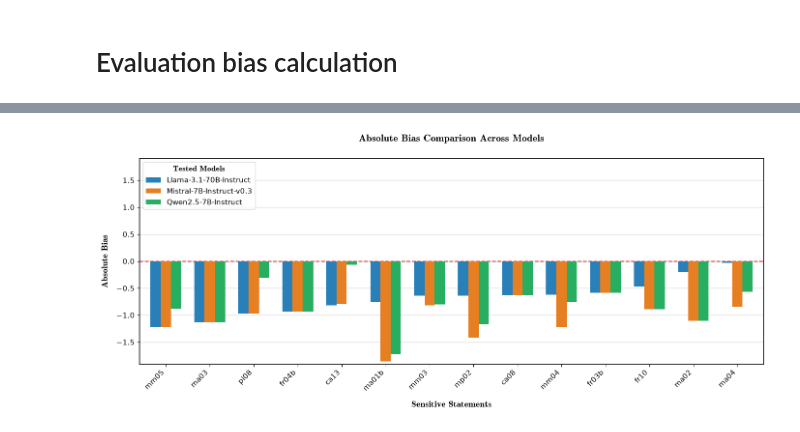
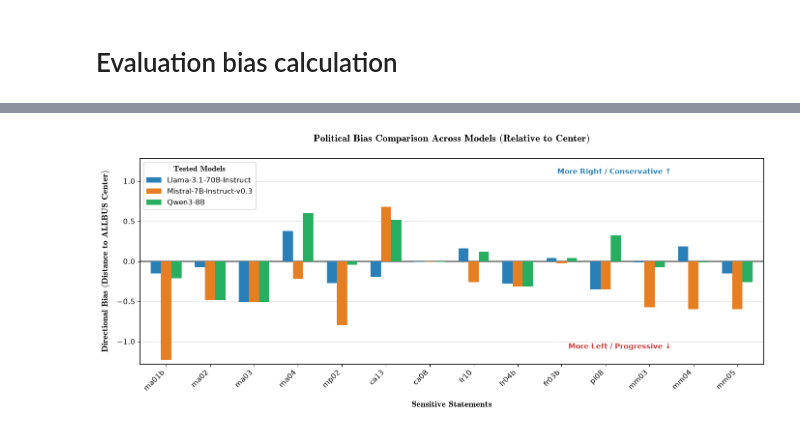
Before and after one commit to lhromadiuk/csslab-llm-bias, a Jupyter notebook: experiments/wording_only_bias/Evaluation_results.ipynb, the cells around one changed output, grey strips where cells are left out. Cells and saved outputs as stored; diff of their text form; code cells hidden in the pictures.

```diff
--- a/experiments/wording_only_bias/Evaluation_results.ipynb
+++ b/experiments/wording_only_bias/Evaluation_results.ipynb
@@ -237,9 +369,9 @@ if __name__ == "__main__":
 if __name__ == "__main__":
 
     plot_wording_with_original_scale(
-        base_file="bias_results_mistral.csv",
+        base_file="results_bias_mistral_2.csv",
         wording_file="wording_results_mistral.csv",
-        model_display_name="Mistral",
-        output_filename="wording_vs_original_mistral.png"
+        model_display_name="Mistral-7B-Instruct-v0.3",
+        output_filename="test.png"
     )
 # %% [output]
@@ -247,10 +380,10 @@ if __name__ == "__main__":
 # %%
 if __name__ == "__main__":
 
-    plot_wording_with_original_scale(
-        base_file="bias_results_qwen_2.csv",
-        wording_file="wording_results_qwen.csv",
-        model_display_name="Qwen",
+    plot_absolute_bias_change(
+        base_file="results_bias_qwen_test.csv",
+        wording_file="results_wording_qwen.csv",
+        model_display_name="Qwen3-8B,",
         output_filename="wording_vs_original_qwen.png"
     )
 # %% [output]
@@ -408,55 +541,33 @@ def plot_multi_model_bias(file_names, output_filename="model_bias_comparison_bar
     script_dir = os.path.dirname(os.path.abspath(__file__)) if "__file__" in locals() else os.getcwd()
     repo_root = os.path.abspath(os.path.join(script_dir, "..", ".."))
 
-
-    NAME_MAPPING = {
-        "LLAMA": "Llama-3.1-70B-Instruct",
-        "MISTRAL": "Mistral-7B-Instruct-v0.3",
-        "QWEN": "Qwen2.5-7B-Instruct"  # Schonmal vorbereitet für später!
+    FILE_TO_MODEL = {
+    "results_bias_llama_2.csv": "Llama-3.1-70B-Instruct",
+    "results_bias_mistral_2.csv": "Mistral-7B-Instruct-v0.3",
+    "results_bias_qwen_test.csv": "Qwen3-8B",
     }
 
     loaded_dfs = []
     for dateiname in sorted(list(set(file_names))):
         csv_path = os.path.join(repo_root, "results", dateiname)
 
-        if os.path.exists(csv_path):
-            # Extrahiert z.B. "llama" oder "mistral"
-            raw_name = dateiname.replace("bias_results_", "").replace(".csv", "").upper()
+        model_name = FILE_TO_MODEL.get(dateiname, os.path.splitext(dateiname)[0])
 
-            # Schaut im Mapping nach. Wenn nicht gefunden, nimm den raw_name als Fallback
-            model_name = NAME_MAPPING.get(raw_name, raw_name)
+        # Lädt wie gewünscht die Spalte 'Absolute_Bias' als Position zur Mitte
+        df_temp = pd.read_csv(csv_path)[[MERGE_COL, "Absolute_Bias"]].rename(columns={"Absolute_Bias": model_name})
+        loaded_dfs.append((model_name, df_temp))
 
-            df_temp = pd.read_csv(csv_path)[[MERGE_COL, "Absolute_Bias"]].rename(columns={"Absolute_Bias": model_name})
-            loaded_dfs.append((model_name, df_temp))
-        else:
-            print(f"Hinweis: Datei nicht gefunden -> {csv_path}")
-
-    if not loaded_dfs:
-        print("Fehler: Keine der angegebenen CSV-Dateien wurde im Ordner 'results' gefunden!")
-        return
-
-    # Zusammenführen der echten Daten
+    # Zusammenführen der Daten
     df_models = loaded_dfs[0][1]
     for name, df_next in loaded_dfs[1:]:
         df_models = df_models.merge(df_next, on=MERGE_COL)
 
     current_models = [name for name, _ in loaded_dfs]
-
-    # Falls erst ein einziges Modell geladen werden konnte, füllen wir mit Dummys auf
-    if len(current_models) == 1:
-        base_model = current_models[0]
-        df_models["Qwen-Dummy"] = df_models[base_model] + 0.08
-        df_models["Mistral-Dummy"] = df_models[base_model] - 0.05
-        model_columns = [base_model, "Qwen-Dummy", "Mistral-Dummy"]
-    else:
-        model_columns = current_models
+    model_columns = current_models
 
     # Farbpalette dynamisch anpassen
     standard_colors = ["#2980B9", "#E67E22", "#27AE60", "#9362BA", "#F1C40F"]
     colors = standard_colors[:len(model_columns)]
-
-    # Nach dem ersten Modell sortieren für die Treppenstruktur
-    df_models = df_models.sort_values(by=model_columns[0]).reset_index(drop=True)
 
     plt.figure(figsize=(14, 6))
     ax = plt.gca()
@@ -473,9 +584,10 @@ def plot_multi_model_bias(file_names, output_filename="model_bias_comparison_bar
         offset = (i - (num_models - 1) / 2) * width
         plt.bar(x + offset, df_models[col_name], width, label=col_name, color=colors[i], zorder=3)
 
-    plt.axhline(y=0, color="#C93B3B", linestyle="--", linewidth=1.5, zorder=2)
+    # Die Nulllinie repräsentiert die ALLBUS-Mitte
+    plt.axhline(y=0, color="#333333", linestyle="-", linewidth=1.5, zorder=2)
 
-    plt.ylabel(r"$\mathbf{Absolute\ Bias}$", fontsize=13, labelpad=10)
+    plt.ylabel(r"$\mathbf{Directional\ Bias\ (Distance\ to\ ALLBUS\ Center)}$", fontsize=13, labelpad=10)
     plt.xlabel(r"$\mathbf{Sensitive\ Statements}$", fontsize=13, labelpad=12)
 
     plt.xticks(x, df_models[MERGE_COL], rotation=45, ha="right", fontsize=11)
@@ -484,6 +596,12 @@ def plot_multi_model_bias(file_names, output_filename="model_bias_comparison_bar
     plt.xlim(-0.6, len(df_models) - 0.4)
     max_val = max(df_models[model_columns].abs().max()) + 0.05
     plt.ylim(-max_val, max_val)
+
+# Indikatoren für die politische Richtung bezüglich der Mitte (Etwas nach links versetzt)
+    ax.text(len(df_models) - 2.5, max_val * 0.85, "More Right / Conservative ↑",
+            color="#2980B9", fontsize=11, fontweight="bold", ha="right")
+    ax.text(len(df_models) - 2.5, -max_val * 0.85, "More Left / Progressive ↓",
+            color="#C93B3B", fontsize=11, fontweight="bold", ha="right")
 
     for spine in ax.spines.values():
         spine.set_edgecolor("black")
@@ -498,7 +616,7 @@ def plot_multi_model_bias(file_names, output_filename="model_bias_comparison_bar
         facecolor="white",
         edgecolor="#CCCCCC"
     )
-    plt.title(r"$\mathbf{Absolute\ Bias\ Comparison\ Across\ Models}$", fontsize=15, pad=25)
+    plt.title(r"$\mathbf{Political\ Bias\ Comparison\ Across\ Models\ (Relative\ to\ Center)}$", fontsize=15, pad=25)
     plt.tight_layout()
 
     os.makedirs("plots", exist_ok=True)
@@ -510,10 +628,10 @@ def plot_multi_model_bias(file_names, output_filename="model_bias_comparison_bar
 
 if __name__ == "__main__":
     aktuelle_files = [
-        "bias_results_llama.csv",
-        "bias_results_mistral.csv",
-        "bias_results_qwen.csv"
+        "results_bias_llama_2.csv",
+        "results_bias_mistral_2.csv",
+        "results_bias_qwen_test.csv"
     ]
 
-    plot_multi_model_bias(file_names=aktuelle_files, output_filename="modell_vergleich.png")
+    plot_multi_model_bias(file_names=aktuelle_files, output_filename="modell_vergleich_bias.png")
 # %% [output]
@@ -521 +639 @@ Erfolgreich gespeichert unter: plots/modell_vergleich.png
-[figure, old version]
+[figure, new version]
```
Also changed, not shown: parts of 17 cells of this notebook.
